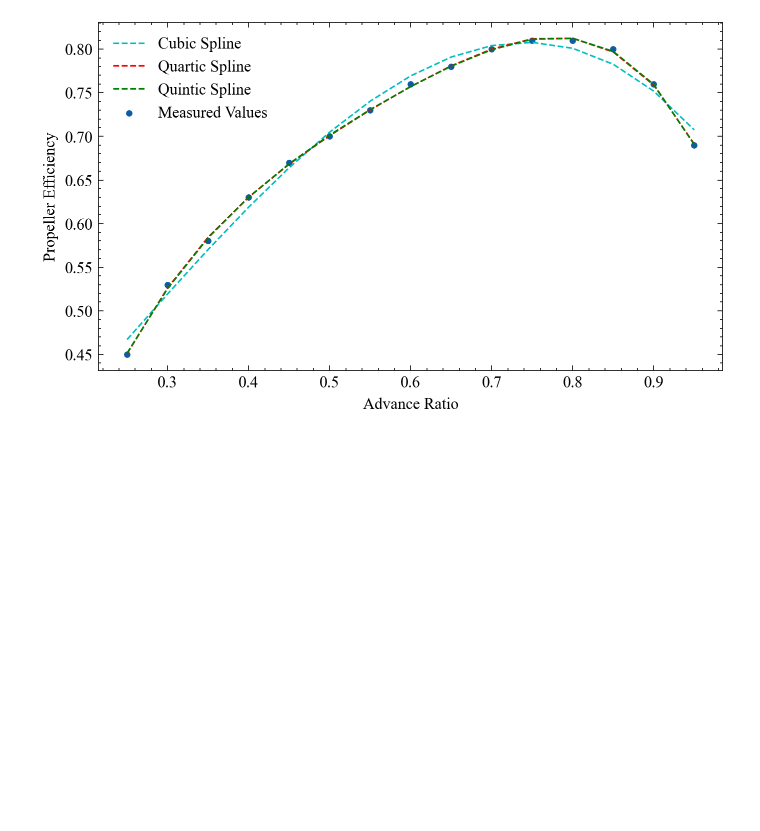
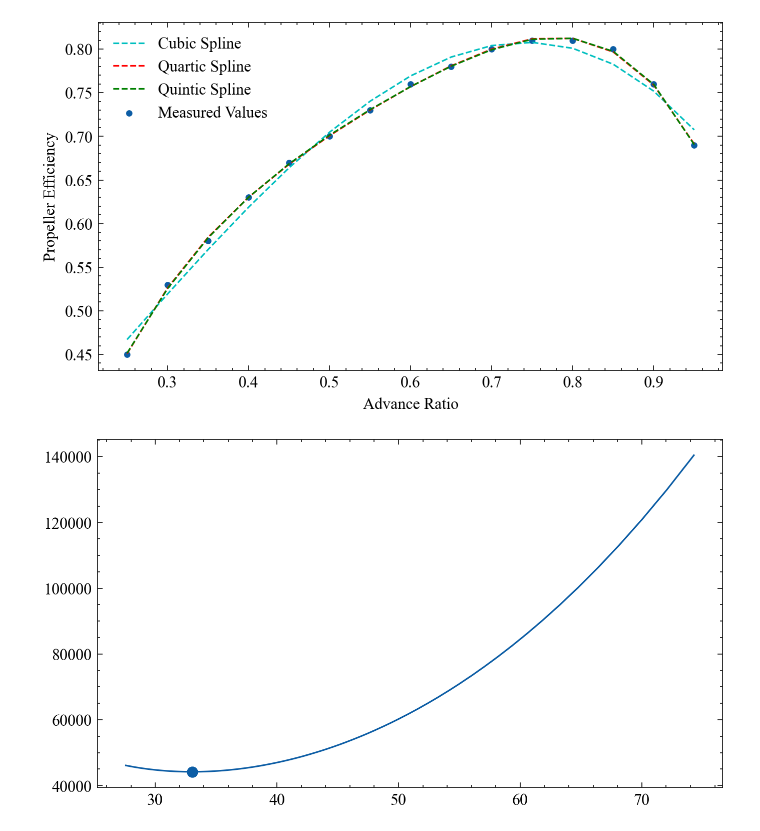
Before and after one commit to MichaszJ/aircraft-performance-projects, a Jupyter notebook: Project2.ipynb, the cells around one changed output. Saved outputs shown, nothing was run; the diff lists cells and outputs as text; code cells hidden in the pictures; blank space fills up the shorter version.

```diff
--- a/Project2.ipynb
+++ b/Project2.ipynb
@@ -130,3 +129,15 @@ plt.legend()
 plt.show()
 # %% [output]
 [figure]
+# %%
+plt.figure(dpi=230, figsize=(7,4))
+plt.style.use(['science', 'no-latex'])
+
+vel_min = np.sqrt((2 * ca.weight) / (1.225 * ca.area * 1.0117))
+p_min = np.min(ca.power_required[0])
+
+plt.plot(ca.velocity[0], ca.power_required[0])
+plt.scatter(vel_min, p_min)
+plt.show()
+# %% [output]
+[figure, added]
```
Also changed, not shown: parts of 9 cells of this notebook, 1 other file.
